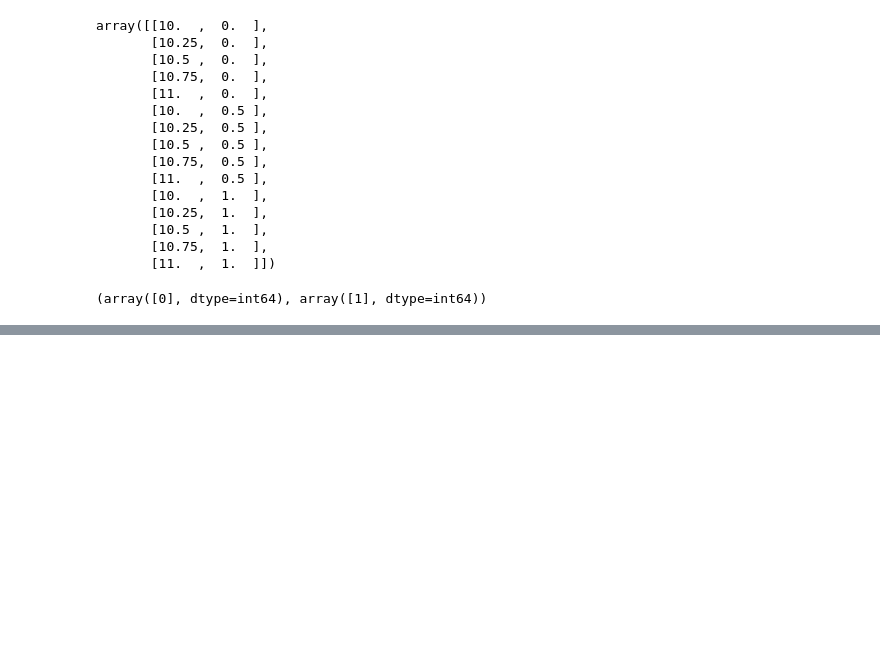
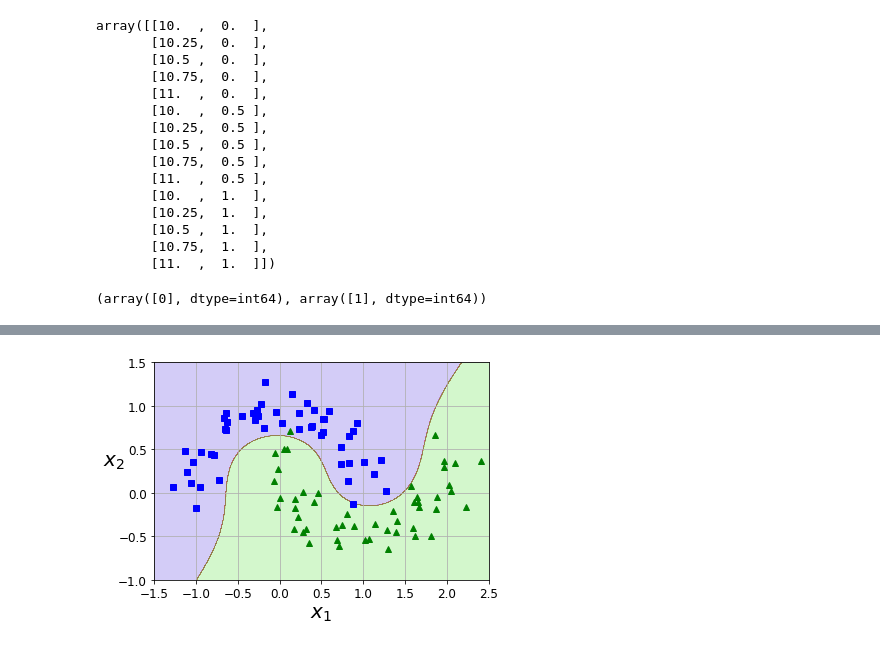
Before and after one commit to qlegrand/housing_handson_ml, a Jupyter notebook: CH05 - SVM.ipynb, the cells around one changed output, grey strips where cells are left out. Cells and saved outputs as stored; diff of their text form; code cells hidden in the pictures; blank space fills up the shorter version.

```diff
--- a/CH05 - SVM.ipynb
+++ b/CH05 - SVM.ipynb
@@ -108,0 +136,10 @@ y_pos, y_neg
+# %%
+rbf_svm_clf = Pipeline((
+            ("scaler", StandardScaler()),
+            ("svm_clf", SVC(kernel = "rbf", gamma = 0.1, C = 1000))))
+rbf_svm_clf.fit(X_moons, y_moons)
+plot_predictions(rbf_svm_clf, [-1.5, 2.5, -1, 1.5])
+plot_dataset(X_moons, y_moons, [-1.5, 2.5, -1, 1.5])
+plt.show()
+# %% [output]
+[figure, added]
```
Also changed, not shown: parts of 9 cells of this notebook.
